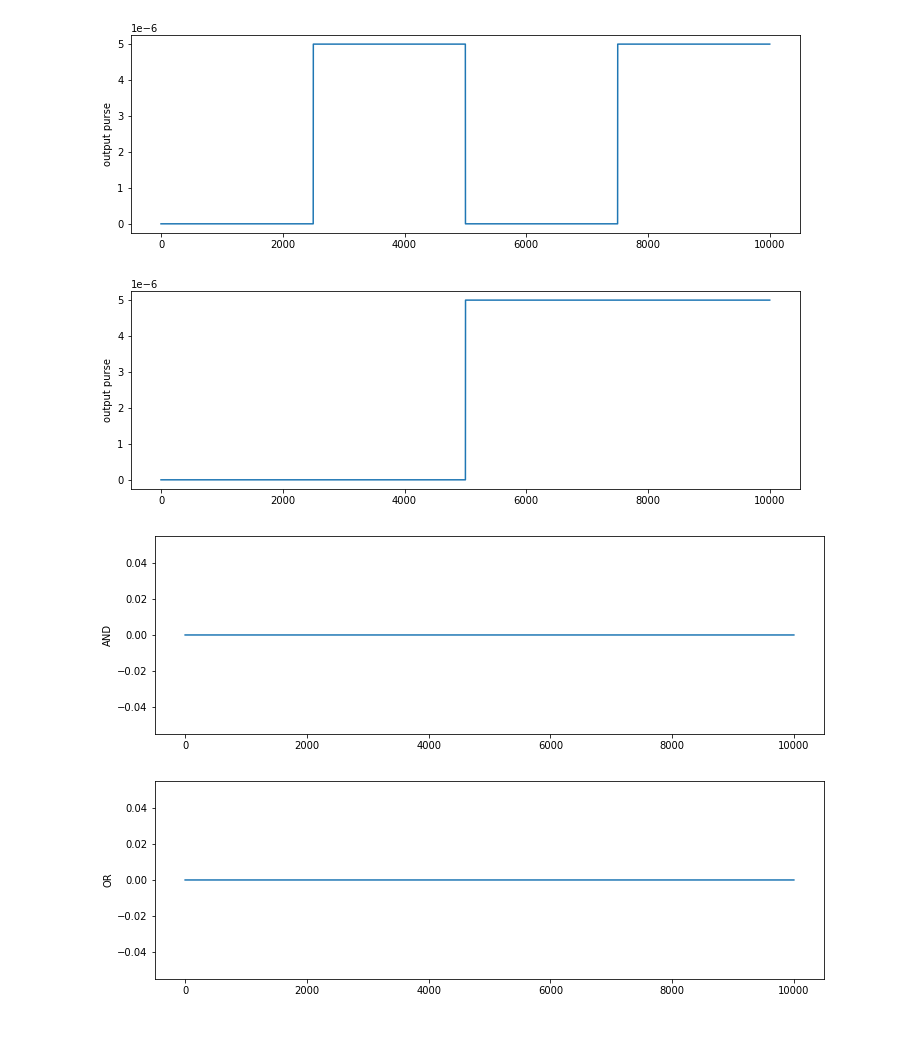
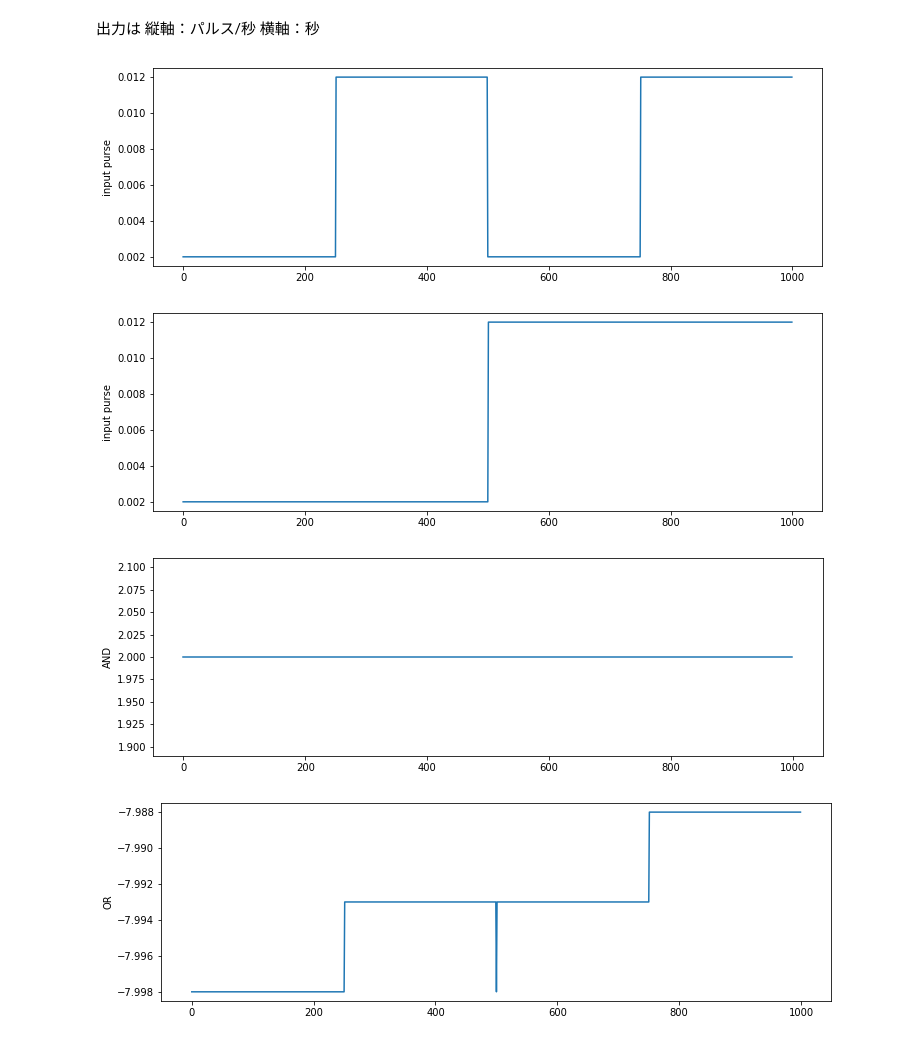
Before and after one commit to MxD-lab/SNN_Simulation, a Jupyter notebook: prexor.ipynb, the cells around one changed output. Saved outputs shown, nothing was run; the diff lists cells and outputs as text; code cells hidden in the pictures.

```diff
--- a/prexor.ipynb
+++ b/prexor.ipynb
@@ -53,12 +51,12 @@ def AND(x1,x2):
 # %%
 def OR(x1,x2):
   # ゼロ初期化
-  out=np.zeros(10000, dtype=float)
+  out=np.zeros(1000, dtype=float)
 
   # 重み/バイアス パラメータ
   w_1= 0.5
   w_2= 0.5
-  b = -0.2
+  b = -8
 
   # 要素数チェック
   if len(x1) != len(x2):
@@ -68,20 +66,23 @@ def OR(x1,x2):
   for i in range(len(x1)):
     out[i] = x1[i]*w_1 + x2[i]*w_2 + b
 
-    if out[i] <0:
-      out[i]= 0
+    if 0<out[i] <10:
+      out[i]= 2
+
+    elif 90<out[i] <100:
+      out[i]= 12
 
 
   return out
 # %%
 def NAND(x1,x2):
   # ゼロ初期化
-  out=np.zeros(10000, dtype=float)
+  out=np.zeros(1000, dtype=float)
 
   # 重み/バイアス パラメータ
   w_1= -0.5
   w_2= -0.5
-  b = 0.7
+  b = 8
 
   # 要素数チェック
   if len(x1) != len(x2):
@@ -91,8 +92,11 @@ def NAND(x1,x2):
   for i in range(len(x1)):
     out[i] = x1[i]*w_1 + x2[i]*w_2 + b
 
-    if out[i] <0:
-      out[i]= 0
+    if 0<out[i] <10:
+      out[i]= 2
+
+    elif 90<out[i] <100:
+      out[i]= 12
 
 
   return out
@@ -106,20 +110,27 @@ def XOR(x1,x2):
  # 各フレームのノード出力値計算
   for i in range(len(x1)):
 
-    if out[i] <0:
-     out[i]= 0
+    if 0<out[i] <10:
+      out[i]= 2
+
+    elif 90<out[i] <100:
+      out[i]= 12
 
   return out
 # %%
-# シミュレーション用の波形準備
-simulation_time = 10000
-a_dens_array = [5000 if (i > 2500 and i < 5000) or (i > 7500 and i < 10000) else 0 for i in range(10000)]
-b_dens_array = [5000 if (i > 5000 and i < 10000) else 0 for i in range(10000)]
+# シミュレーションの入力端子のジェネレーターのパルスの密度関数　単位はpulse/sec　（Hz）
+simulation_time = 1000 #1000秒 1サイクル1nanosec
+a_dens_array = [12 if (i > 250 and i < 500) or (i > 750 and i < 1000) else 2 for i in range(1000)]
+b_dens_array = [12 if (i > 500 and i < 1000) else 2 for i in range(1000)]
 
-# density情報からパルス数を生成
-dt=0.000000001
+# density情報からパルス数を生成　１ミリ秒
+dt=0.001
 a_pulse_cnt = numpy.multiply(a_dens_array , dt)
 b_pulse_cnt =  numpy.multiply(b_dens_array , dt)
+# %% [markdown]
+出力は
+縦軸：パルス/秒
+横軸：秒
 # %%
 and_result = AND(a_pulse_cnt, b_pulse_cnt)
 nand_result = NAND(a_pulse_cnt, b_pulse_cnt)
@@ -129,41 +140,41 @@ xor_result = XOR(a_pulse_cnt, b_pulse_cnt)
 # 結果描画
 plt.figure(figsize=(12, 8))
 plt.subplot(2, 1, 1)
-plt.ylabel('output purse')
+plt.ylabel('input purse')
 plt.plot(a_pulse_cnt)
 plt.show()
 
 plt.figure(figsize=(12, 8))
 plt.subplot(2, 1, 1)
-plt.ylabel('output purse')
+plt.ylabel('input purse')
 plt.plot(b_pulse_cnt)
 plt.show()
 
 plt.figure(figsize=(12, 8))
 plt.subplot(2, 1, 1)
 plt.ylabel('AND')
 plt.plot(and_result)
 plt.show()
 
 plt.figure(figsize=(12, 8))
 plt.subplot(2, 1, 1)
 plt.ylabel('OR')
 plt.plot(or_result)
 plt.show()
 
 plt.figure(figsize=(12, 8))
 plt.subplot(2, 1, 1)
 plt.ylabel('NAND')
 plt.plot(nand_result)
 plt.show()
 
 plt.figure(figsize=(12, 8))
 plt.subplot(2, 1, 1)
 plt.ylabel('XOR')
 plt.plot(xor_result)
 plt.show()
 # %% [output]
-[figure, old version]
+[figure, new version]
-[figure, old version]
+[figure, new version]
-[figure, old version]
+[figure, new version]
-[figure, old version]
+[figure, new version]
```
Also changed, not shown: parts of 3 cells of this notebook.
